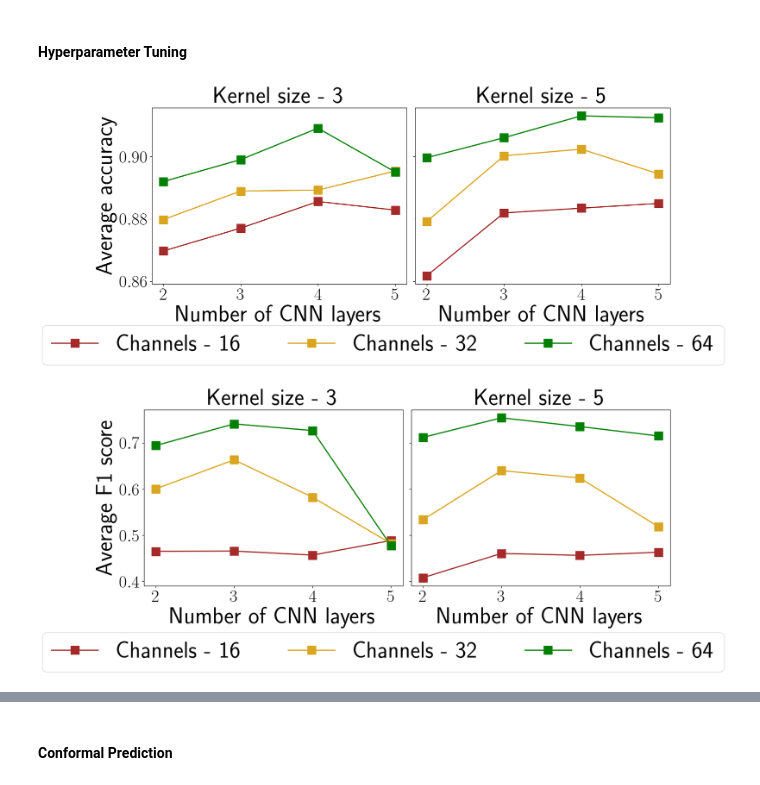
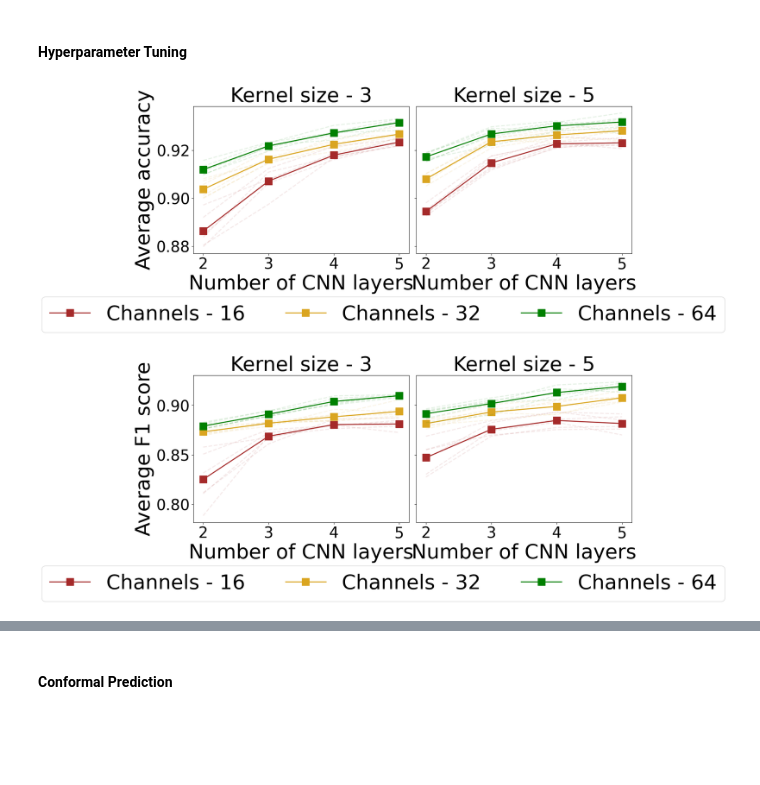
Before and after one commit to medhaaga/AWD-Biologging, a Jupyter notebook: notebooks/interdog.ipynb, the cells around one changed output, grey strips where cells are left out. Saved outputs shown, nothing was run; the diff lists cells and outputs as text; code cells hidden in the pictures; blank space fills up the shorter version.

```diff
--- a/notebooks/interdog.ipynb
+++ b/notebooks/interdog.ipynb
@@ -67,7 +63,7 @@ mpl.rcParams['ytick.labelsize'] = 30
 mpl.rcParams["axes.labelsize"] = 40
 mpl.rcParams['legend.fontsize'] = 40
 mpl.rcParams['axes.titlesize'] = 40
-mpl.rcParams['text.usetex'] = True
+mpl.rcParams['text.usetex'] = False
 # %%
 label_encoder = LabelEncoder()
 label_encoder.fit(BEHAVIORS)
@@ -75,54 +71,62 @@ experiment_name = 'interdog'
 # %% [markdown]
 #### Hyperparameter Tuning
 # %%
-# you need to run 'scrpts/interdog.sh' for produce the hyperparameter finetuning plots.
+# you need to run 'scripts/interdog.sh' for produce the hyperparameter finetuning plots.
 
-channels, layers, kernel_sizes = [16, 32, 64], [2, 3, 4, 5], [3, 5]
-accuracies = np.zeros((len(channels), len(layers), len(kernel_sizes)))
-f1_scores = np.zeros((len(channels), len(layers), len(kernel_sizes)))
+channels, layers, kernel_sizes, seeds = [16, 32, 64], [2, 3, 4, 5], [3, 5], [0, 1, 2, 3, 4, 5]
+accuracies = np.zeros((len(channels), len(layers), len(kernel_sizes), len(seeds)))
+f1_scores = np.zeros((len(channels), len(layers), len(kernel_sizes), len(seeds)))
 colors = ['brown', 'goldenrod', 'green']
 
 
-for i,c in enumerate(channels):
-    for j,l in enumerate(layers):
-        for k,s in enumerate(kernel_sizes):
-            dir = get_results_path(experiment_name, l, c, s, 0.0, 50)
-            accuracies[i,j,k] = multi_label_predictions(dir, label_encoder, split='val', plot_confusion=False, return_accuracy=True)
-            f1_scores[i,j,k] = multi_label_predictions(dir, label_encoder, split='val', plot_confusion=False, return_f1=True)
+for i,channel in enumerate(channels):
+    for j,layer in enumerate(layers):
+        for k,k_size in enumerate(kernel_sizes):
+            for l, seed in enumerate(seeds):
+                dir = get_results_path(experiment_name, layer, channel, k_size, 0.0, seed)
+                accuracies[i,j,k,l] = multi_label_predictions(dir, label_encoder, split='val', plot_confusion=False, return_accuracy=True)
+                f1_scores[i,j,k,l] = multi_label_predictions(dir, label_encoder, split='val', plot_confusion=False, return_f1=True)
 
 fig, axs = plt.subplots(1,2, figsize=(14, 6), sharey=True)
 for i in range(len(kernel_sizes)):
     for c in range(len(channels)):
         if i ==0:
-            axs[i].plot(layers, accuracies[c,:,i], label=f'Channels - {channels[c]}', markersize=15, marker='s', color=colors[c])
+            axs[i].plot(layers, np.mean(accuracies, -1)[c,:,i], label=f'Channels - {channels[c]}', markersize=15, marker='s', color=colors[c])
             axs[i].set_ylabel('Average accuracy')
+        else:
+            axs[i].plot(layers, np.mean(accuracies, -1)[c,:,i], markersize=15, marker='s', color=colors[c])
 
-        else:
-            axs[i].plot(layers, accuracies[c,:,i], markersize=15, marker='s', color=colors[c])
+        for l in range(len(seeds)):
+            axs[i].plot(layers, accuracies[c,:,i,l], color=colors[c], alpha=0.1, linestyle='--')
+
         axs[i].set_title(f'Kernel size - {kernel_sizes[i]}')
     axs[i].set_xlabel('Number of CNN layers')
-fig.legend(loc='center', bbox_to_anchor=(.5, -0.05), ncol=3)
+fig.legend(loc='center', bbox_to_anchor=(.5, -0.07), ncol=3)
 plt.tight_layout()
 plt.show()
 
 fig, axs = plt.subplots(1,2, figsize=(14,6), sharey=True)
 for i in range(len(kernel_sizes)):
     for c in range(len(channels)):
         if i ==0:
-            axs[i].plot(layers, f1_scores[c,:,i], label=f'Channels - {channels[c]}', markersize=15, marker='s', color=colors[c])
+            axs[i].plot(layers, np.mean(f1_scores, -1)[c,:,i], label=f'Channels - {channels[c]}', markersize=15, marker='s', color=colors[c])
             axs[i].set_ylabel('Average F1 score')
 
         else:
-            axs[i].plot(layers, f1_scores[c,:,i], markersize=15, marker='s', color=colors[c])
+            axs[i].plot(layers, np.mean(f1_scores, -1)[c,:,i], markersize=15, marker='s', color=colors[c])
+
+        for l in range(len(seeds)):
+            axs[i].plot(layers, f1_scores[c,:,i,l], color=colors[c], alpha=0.1, linestyle='--')
+
         axs[i].set_title(f'Kernel size - {kernel_sizes[i]}')
     axs[i].set_xlabel('Number of CNN layers')
 fig.legend(loc='center', bbox_to_anchor=(.5, -0.07), ncol=3)
 plt.tight_layout()
-plt.savefig('../figures/interdog-hyperparameter_tuning.pdf', format="pdf", bbox_inches="tight")
+plt.savefig(f'../figures/{experiment_name}-hyperparameter_tuning.pdf', format="pdf", bbox_inches="tight")
 plt.show()
 # %% [output]
-[figure, old version]
+[figure, new version]
-[figure, old version]
+[figure, new version]
 # %%
 # you need to run 'scrpts/interdog.sh' for produce the hyperparameter finetuning plots.
 
```
Also changed, not shown: parts of 14 cells of this notebook, 15 other files.
